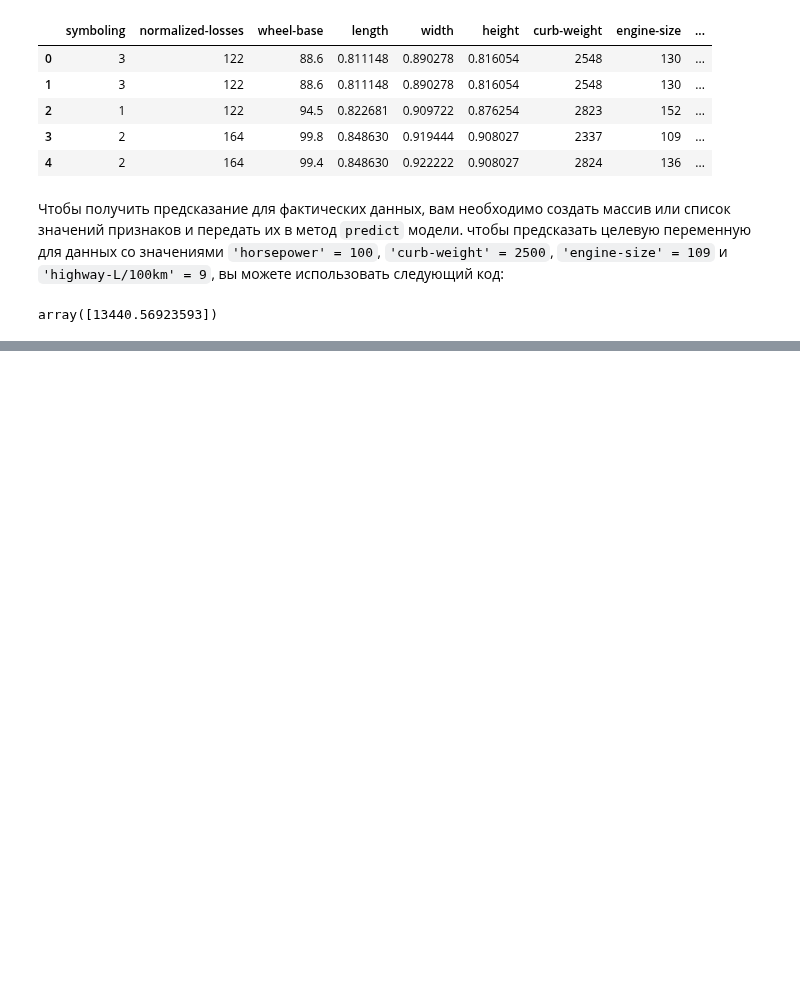
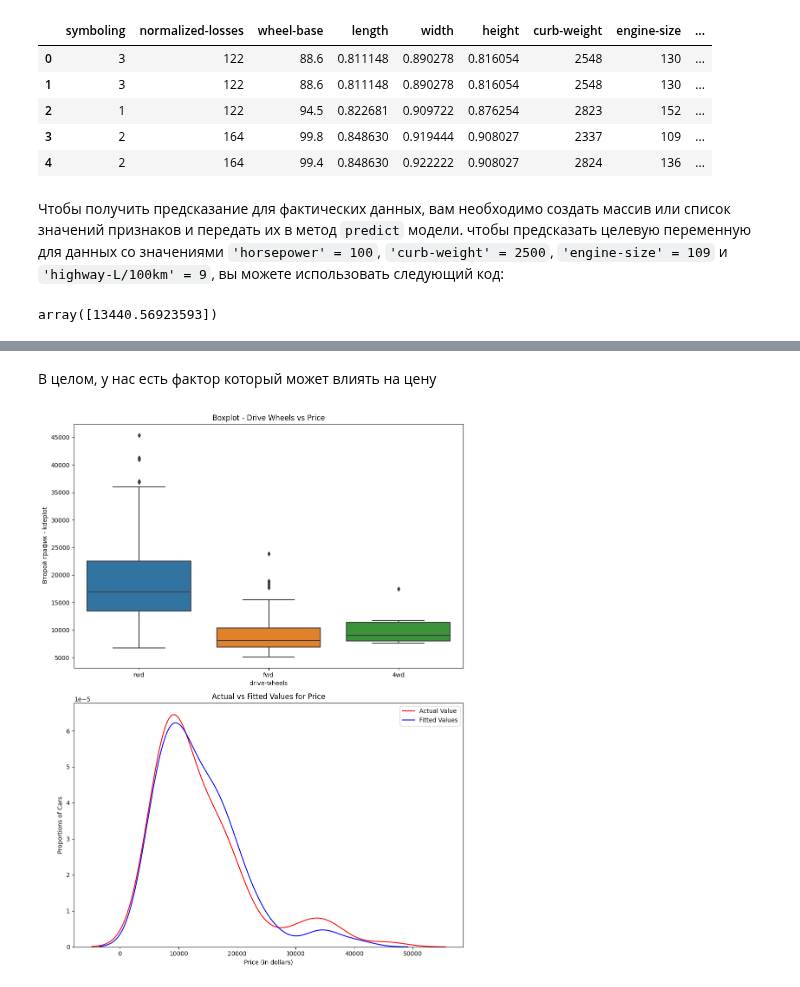
Before and after one commit to MrsMystique/python-repo, a Jupyter notebook: DataAnalysis/analisys for prediction/Labs/Шаг5 Оценка модели и уточнения.ipynb, the cells around one changed output, grey strips where cells are left out. Saved outputs shown, nothing was run; the diff lists cells and outputs as text; code cells hidden in the pictures; blank space fills up the shorter version.

```diff
--- a/DataAnalysis/analisys for prediction/Labs/Шаг5 Оценка модели и уточнения.ipynb
+++ b/DataAnalysis/analisys for prediction/Labs/Шаг5 Оценка модели и уточнения.ipynb
@@ -1206,0 +1376,27 @@ array([13440.56923593])
+# %% [markdown]
+В целом, у нас есть фактор который может влиять на цену
+# %%
+# Создание сетки для графиков
+fig, (ax1, ax2) = plt.subplots(2, 1, figsize=(10, 13))
+
+# Первый график - boxplot
+sns.boxplot(x="drive-wheels", y="price", data=df_categorical, ax=ax1)
+ax1.set_title('Boxplot - Drive Wheels vs Price')
+
+ax1.set_ylabel(' Второй график - kdeplot')
+sns.kdeplot(y_test, color="r", label="Actual Value", ax=ax2)
+sns.kdeplot( predictions, color="b", label="Fitted Values", ax=ax2)
+ax2.set_title('Actual vs Fitted Values for Price')
+ax2.set_xlabel('Price (in dollars)')
+ax2.set_ylabel('Proportions of Cars')
+
+# Отображение легенды
+
+ax2.legend()
+
+# Показать совмещенные графики
+plt.tight_layout()
+plt.show()
+plt.close()
+# %% [output]
+[figure, added]
```
Also changed, not shown: parts of 24 cells of this notebook.
